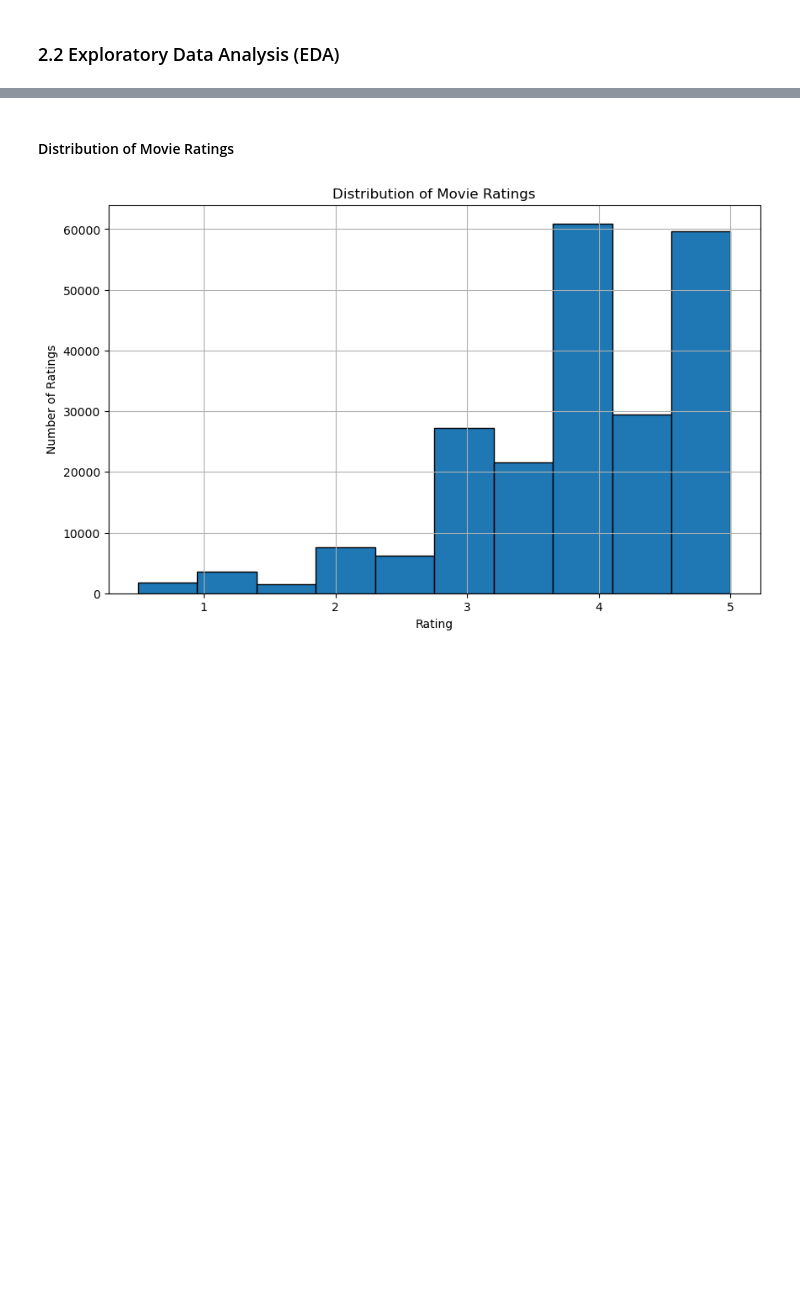
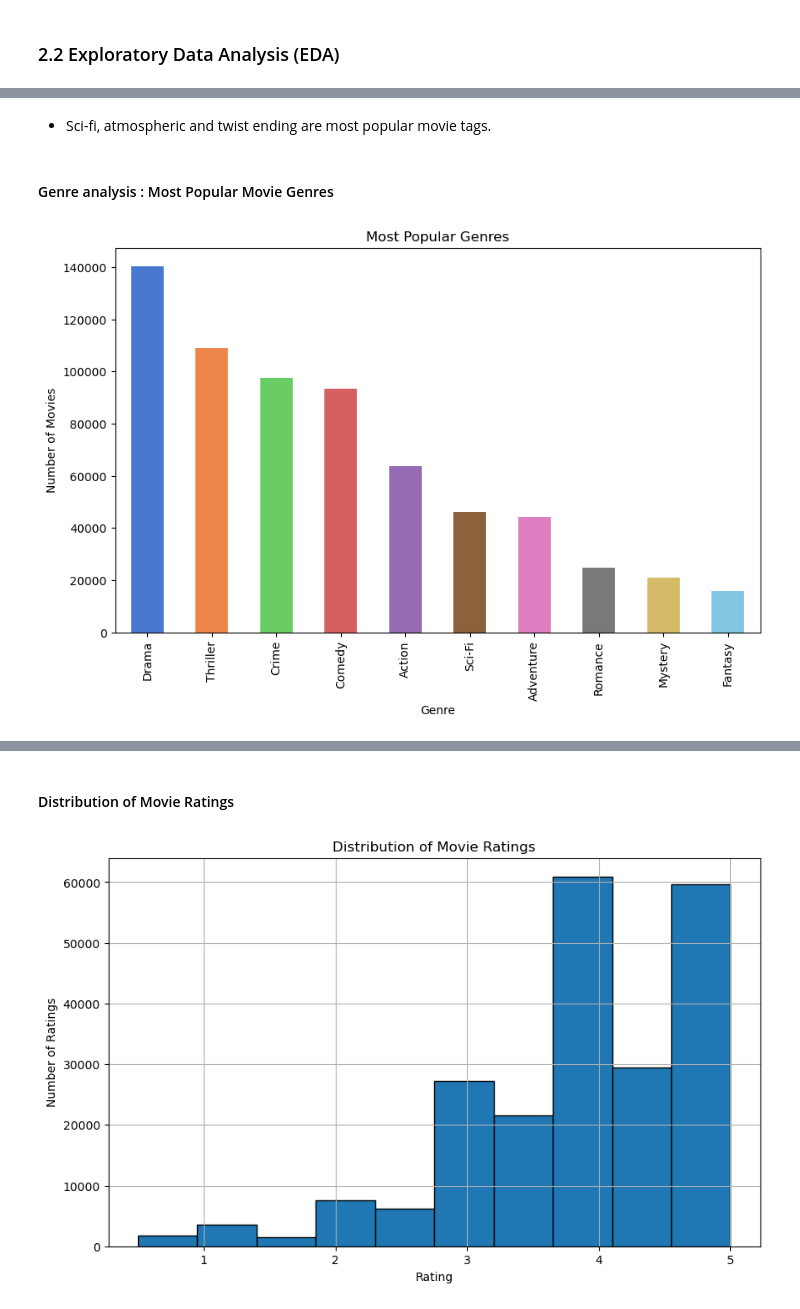
Before and after one commit to gkipkirui1/DSF-PT08P4-Movie_Recommendation-Project_GKC, a Jupyter notebook: Index.ipynb, the cells around one changed output, grey strips where cells are left out. Cells and saved outputs as stored; diff of their text form; code cells hidden in the pictures; blank space fills up the shorter version.

```diff
--- a/Index.ipynb
+++ b/Index.ipynb
@@ -318,0 +337,21 @@ df_final_clean.describe()
+# %% [markdown]
+* Sci-fi, atmospheric and twist ending are most popular movie tags.
+# %% [markdown]
+#### Genre analysis : Most Popular Movie Genres
+# %%
+# Splitting genres
+df_final_clean.loc[:, 'genres'] = df_final_clean['genres'].str.split('|')
+most_popular_genres = df_final_clean.explode('genres')['genres'].value_counts().head(10)
+
+# Define colormap
+colors = sns.color_palette("muted", len(most_popular_genres))
+
+# Plotting the most popular genres
+plt.figure(figsize=(10, 6))
+most_popular_genres.plot(kind='bar', color=colors)
+plt.xlabel('Genre')
+plt.ylabel('Number of Movies')
+plt.title('Most Popular Genres')
+plt.show()
+# %% [output]
+[figure, added]
```
Also changed, not shown: parts of 27 cells of this notebook.
